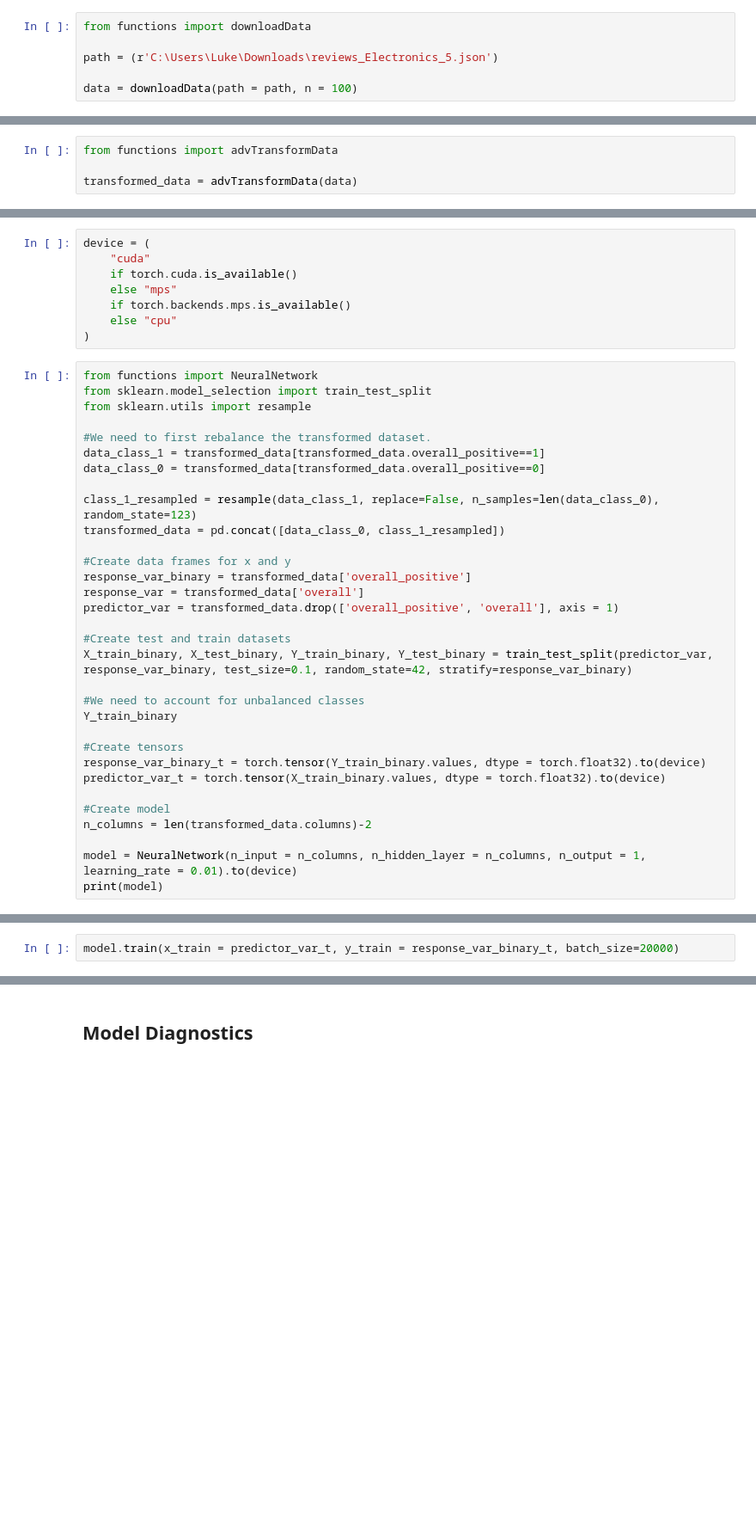
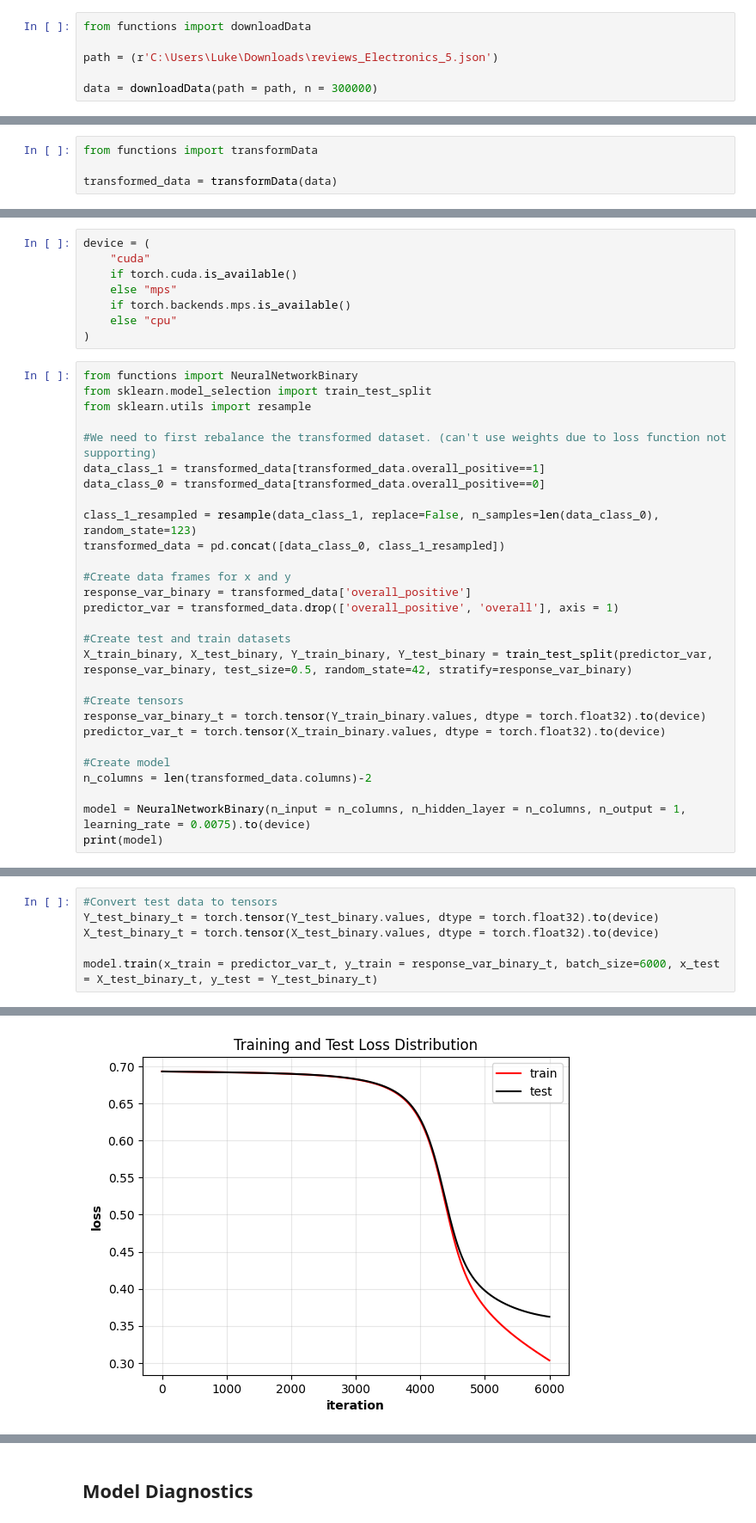
Before and after one commit to EnronMusk/MyRepo, a Jupyter notebook: ReviewGPT/adv_binary_model.ipynb, the cells around one changed output, grey strips where cells are left out. Shown: that part at 86% size. Saved outputs shown, nothing was run; the diff lists cells and outputs as text; blank space fills up the shorter version.

Commit message:
fixed binary

```diff
--- a/ReviewGPT/adv_binary_model.ipynb
+++ b/ReviewGPT/adv_binary_model.ipynb
@@ -13,7 +13,7 @@ from functions import downloadData
 
 path = (r'C:\Users\Luke\Downloads\reviews_Electronics_5.json')
 
-data = downloadData(path = path, n = 100)
+data = downloadData(path = path, n = 300000)
 # %%
 data.head(5)
 # %% [output]
@@ -26,8 +26,8 @@ data.head(5)
 # %% [markdown]
 **Data Transform**
 # %%
-from functions import advTransformData
+from functions import transformData
 
-transformed_data = advTransformData(data)
+transformed_data = transformData(data)
 # %%
 transformed_data.head(5)
@@ -42,11 +50,11 @@ device = (
     else "cpu"
 )
 # %%
-from functions import NeuralNetwork
+from functions import NeuralNetworkBinary
 from sklearn.model_selection import train_test_split
 from sklearn.utils import resample
 
-#We need to first rebalance the transformed dataset.
+#We need to first rebalance the transformed dataset. (can't use weights due to loss function not supporting)
 data_class_1 = transformed_data[transformed_data.overall_positive==1]
 data_class_0 = transformed_data[transformed_data.overall_positive==0]
 
@@ -55,14 +63,10 @@ transformed_data = pd.concat([data_class_0, class_1_resampled])
 
 #Create data frames for x and y
 response_var_binary = transformed_data['overall_positive']
-response_var = transformed_data['overall']
 predictor_var = transformed_data.drop(['overall_positive', 'overall'], axis = 1)
 
 #Create test and train datasets
-X_train_binary, X_test_binary, Y_train_binary, Y_test_binary = train_test_split(predictor_var, response_var_binary, test_size=0.1, random_state=42, stratify=response_var_binary)
-
-#We need to account for unbalanced classes
-Y_train_binary
+X_train_binary, X_test_binary, Y_train_binary, Y_test_binary = train_test_split(predictor_var, response_var_binary, test_size=0.5, random_state=42, stratify=response_var_binary)
 
 #Create tensors
 response_var_binary_t = torch.tensor(Y_train_binary.values, dtype = torch.float32).to(device)
@@ -71,5 +75,5 @@ predictor_var_t = torch.tensor(X_train_binary.values, dtype = torch.float32).to(
 #Create model
 n_columns = len(transformed_data.columns)-2
 
-model = NeuralNetwork(n_input = n_columns, n_hidden_layer = n_columns, n_output = 1, learning_rate = 0.01).to(device)
+model = NeuralNetworkBinary(n_input = n_columns, n_hidden_layer = n_columns, n_output = 1, learning_rate = 0.0075).to(device)
 print(model)
@@ -76,2 +96,7 @@ print(model)
-# %%
-model.train(x_train = predictor_var_t, y_train = response_var_binary_t, batch_size=20000)
+# %%
+#Convert test data to tensors
+Y_test_binary_t = torch.tensor(Y_test_binary.values, dtype = torch.float32).to(device)
+X_test_binary_t = torch.tensor(X_test_binary.values, dtype = torch.float32).to(device)
+
+model.train(x_train = predictor_var_t, y_train = response_var_binary_t, batch_size=6000, x_test = X_test_binary_t, y_test = Y_test_binary_t)
+# %% [output]
@@ -77,0 +120 @@ model.train(x_train = predictor_var_t, y_train = response_var_binary_t, batch_si
+[figure, added]
```
Also changed, not shown: parts of 5 cells of this notebook, 1 other file.
